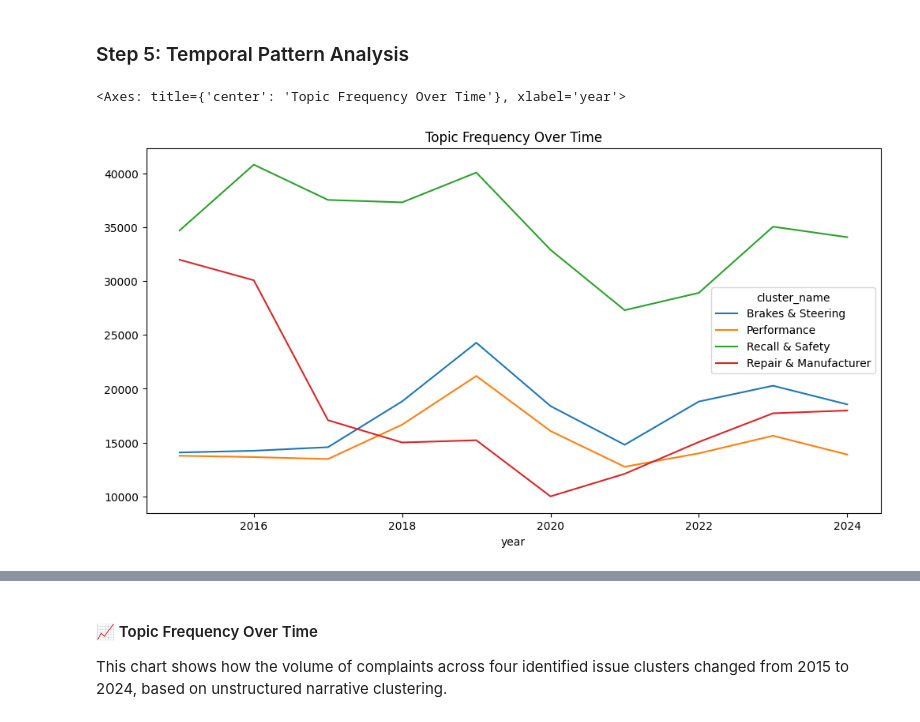
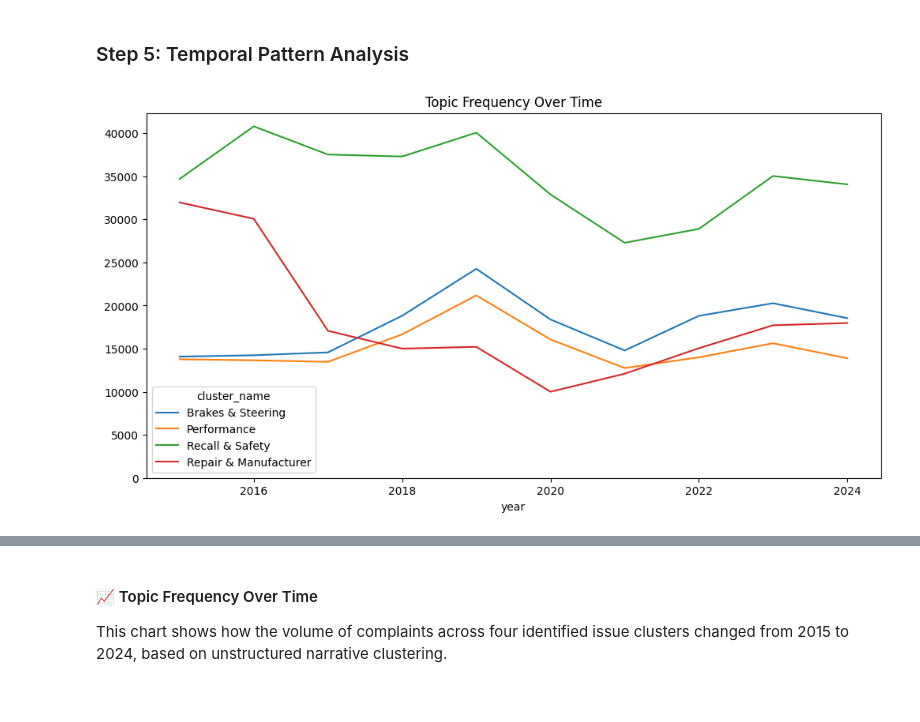
Before and after one commit to VrynWizard/NHTSA_Complaint_Text_Mining, a Jupyter notebook: Vehicle_Complaints_NLP_Analysis.ipynb, the cells around one changed output, grey strips where cells are left out. Saved outputs shown, nothing was run; the diff lists cells and outputs as text; code cells hidden in the pictures.

```diff
--- a/Vehicle_Complaints_NLP_Analysis.ipynb
+++ b/Vehicle_Complaints_NLP_Analysis.ipynb
@@ -247,13 +318,15 @@ df = pd.read_parquet("complaints_with_cluster_names.parquet")
 # %%
 df["FAILDATE"] = pd.to_datetime(df["FAILDATE"], errors="coerce")
 df["year"] = df["FAILDATE"].dt.year
 df = df[df["year"] <= 2024]
 
 
 topic_counts = df.groupby(["year", "cluster_name"]).size().unstack().fillna(0)
 
 # Plot time series for selected clusters
-topic_counts.plot(kind="line", figsize=(12, 6), title="Topic Frequency Over Time")
+ax =topic_counts.plot(kind="line", figsize=(12, 6), title="Topic Frequency Over Time")
+ax.set_ylim(bottom=0)
+
+plt.show()
 # %% [output]
-<Axes: title={'center': 'Topic Frequency Over Time'}, xlabel='year'>
-[figure, old version]
+[figure, new version]
```
Also changed, not shown: parts of 12 cells of this notebook, 1 other file.
